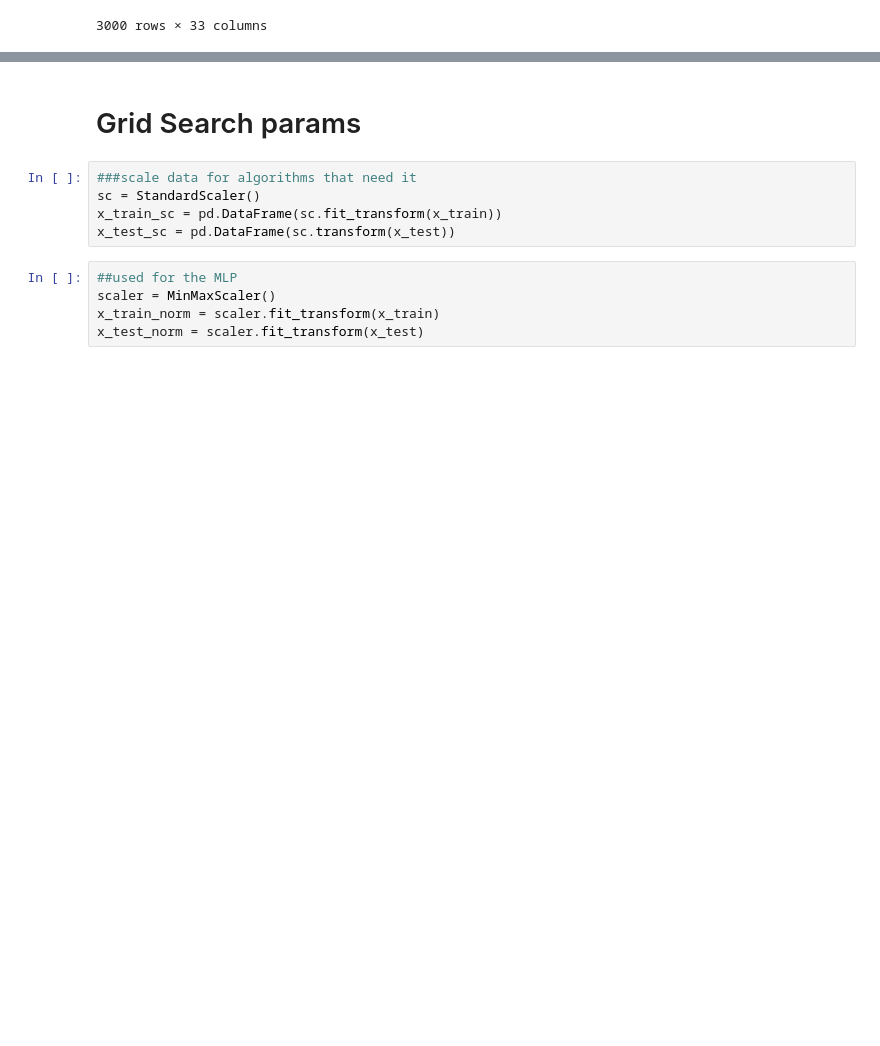
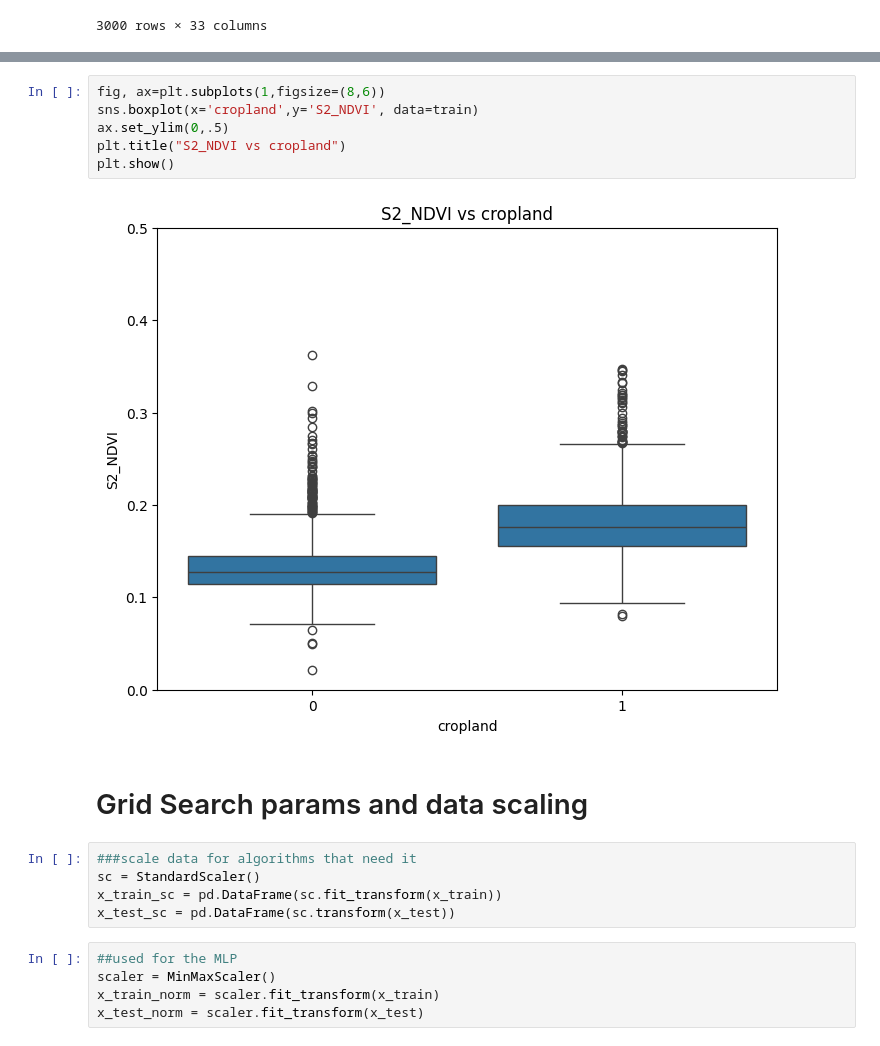
Before and after one commit to MayerT1/AIA_Project, a Jupyter notebook: AIA_Project_Meta_model_approach.ipynb, the cells around one changed output, grey strips where cells are left out. Drawn from its saved outputs; the diff is of its cells as text; blank space fills up the shorter version.

```diff
--- a/AIA_Project_Meta_model_approach.ipynb
+++ b/AIA_Project_Meta_model_approach.ipynb
@@ -259,5 +350,13 @@ x_validation
+# %%
+fig, ax=plt.subplots(1,figsize=(8,6))
+sns.boxplot(x='cropland',y='S2_NDVI', data=train)
+ax.set_ylim(0,.5)
+plt.title("S2_NDVI vs cropland")
+plt.show()
+# %% [output]
+[figure, added]
 # %% [markdown]
-# Grid Search params
+# Grid Search params and data scaling
 # %%
 ###scale data for algorithms that need it
 sc = StandardScaler()
```
Also changed, not shown: parts of 71 cells of this notebook.
